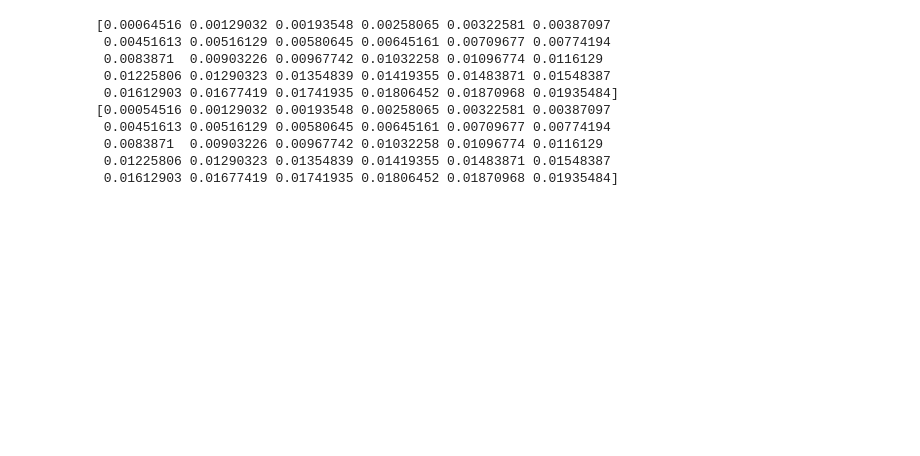
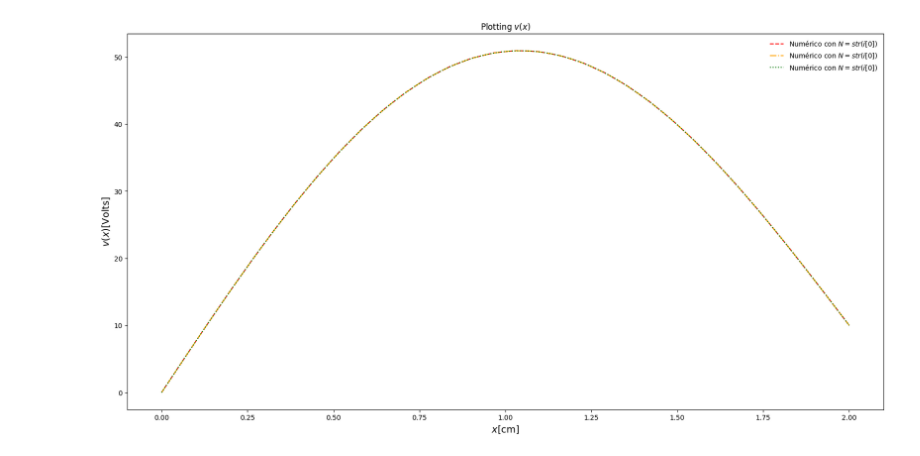
Before and after one commit to CrushinAngel/Numericos_2, a Jupyter notebook: pivot_gauss_sustitucion_poisson.ipynb, the cells around one changed output. Cells and saved outputs as stored; diff of their text form; code cells hidden in the pictures; blank space fills up the shorter version.

Commit message:
Graphs, vt and modified missing

```diff
--- a/pivot_gauss_sustitucion_poisson.ipynb
+++ b/pivot_gauss_sustitucion_poisson.ipynb
@@ -1,6 +1,7 @@
 # %%
 import numpy as np
 import matplotlib.pyplot as plt
+import pandas as pd
 import time
 
 N = [30, 100, 300]
@@ -42,8 +43,6 @@ def gauss_elimination(N, method = "standard"):
                 p2 = A[j, i]
                 fh2[j] -= p2 * fh2[i] / p1
                 A[j,:] -= p2 * A[i,:] / p1
-    #            for k in range(N[n]):
-    #                A[j, k] = A[j, k] - p2 * A[i, k] / p1
 
     end = time.perf_counter()
     delta_t = end - start
@@ -63,4 +62,4 @@ def gauss_elimination(N, method = "standard"):
   rho_full = rho_0 * np.sin(np.pi * x_full / D) # Calculate rho for x_full
   f_full = -rho_full / e_0
 
-  return [v_full, f_full, x_full, delta_t]
+  return [x_full, f_full, v_full, delta_t]
@@ -77,16 +66,22 @@ Tiempo para la eliminacion de Gauss en segundos:  0.16777889999502804
+# %%
+plt.figure(figsize = (20,10))
+plt.title('Plotting ${v}({x})$')
+plt.xlabel("${x} $[cm]", fontsize=14)
+plt.ylabel("${v}({x}) $[Volts]", fontsize=14)
+
+N_styles = [(30, 'red', '--'), (100, 'orange', '-.'), (300, 'green', ':')]
+for i in N_styles:
+    # Graficamos las soluciones v(x) para distintos N
+    plt.plot(gauss_elimination(i[0], 'standard')[0]*100, gauss_elimination(i[0], 'standard')[2], color = i[1], ls = i[2], label = 'Numérico con $N = $'+'$str(i[0])$')
+    if i[0] == 300:
+         plt.plot(gauss_elimination(i[0], 'standard')[0]*100, vt, color='blue', label='Analítico')
+
+plt.legend(loc='upper right', frameon=False)
+plt.show()
+# %% [output]
+[figure, added]
 # %%
-x = np.linspace(0, D, 30+2)[1:-1]
-print(x)
-x[0] -= 0.0001
-print(x)
+str_N = [str(x) for x in N]
+delta_ts = pd.DataFrame(index = ['Standard', 'Modified'],columns = str_N)
+for i in N:
+    delta_ts = [gauss_elimination(i, 'standard')[3], gauss_elimination(i, 'modified')[3]]
-# %% [output]
-[0.00064516 0.00129032 0.00193548 0.00258065 0.00322581 0.00387097
- 0.00451613 0.00516129 0.00580645 0.00645161 0.00709677 0.00774194
- 0.0083871  0.00903226 0.00967742 0.01032258 0.01096774 0.0116129
- 0.01225806 0.01290323 0.01354839 0.01419355 0.01483871 0.01548387
- 0.01612903 0.01677419 0.01741935 0.01806452 0.01870968 0.01935484]
-[0.00054516 0.00129032 0.00193548 0.00258065 0.00322581 0.00387097
- 0.00451613 0.00516129 0.00580645 0.00645161 0.00709677 0.00774194
- 0.0083871  0.00903226 0.00967742 0.01032258 0.01096774 0.0116129
- 0.01225806 0.01290323 0.01354839 0.01419355 0.01483871 0.01548387
- 0.01612903 0.01677419 0.01741935 0.01806452 0.01870968 0.01935484]
```
Also changed, not shown: parts of 1 cell of this notebook.
